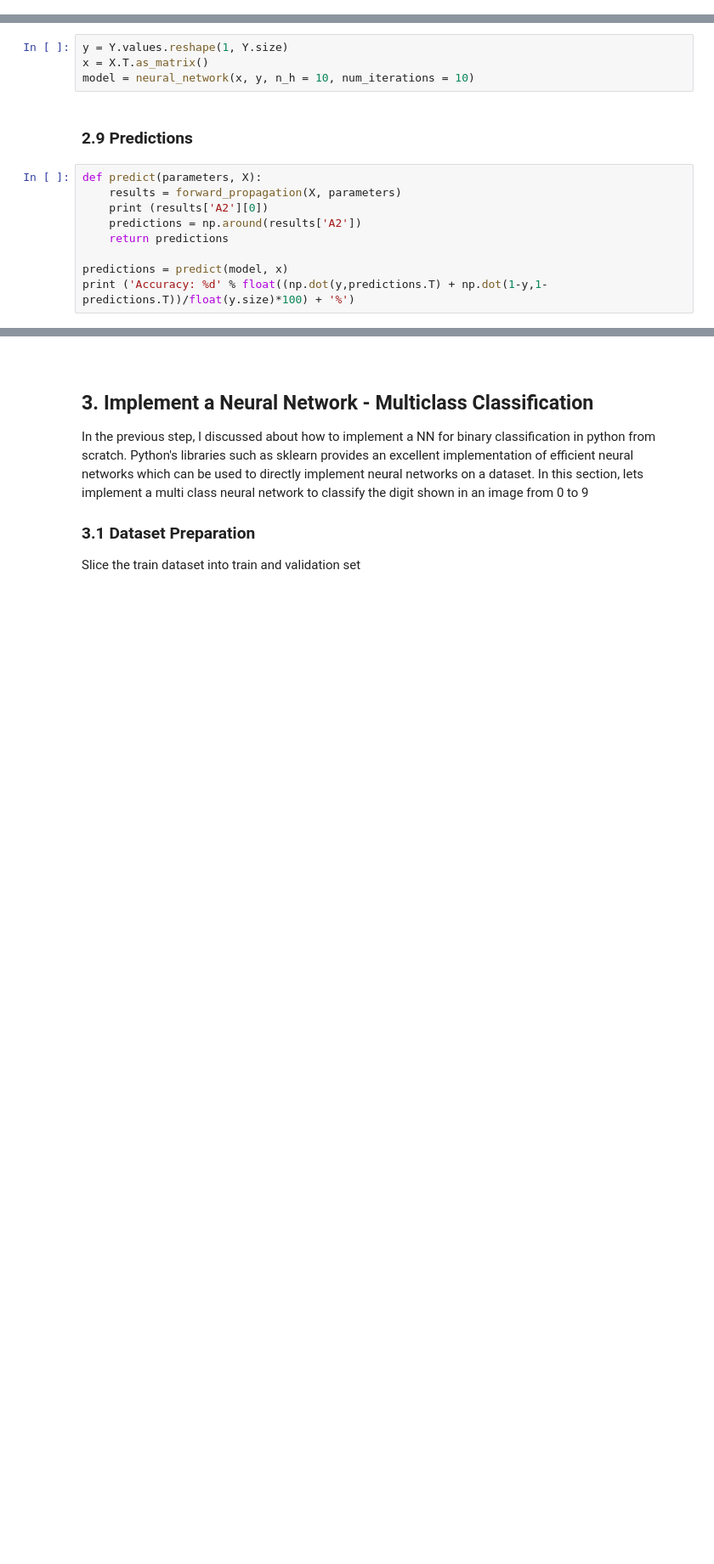
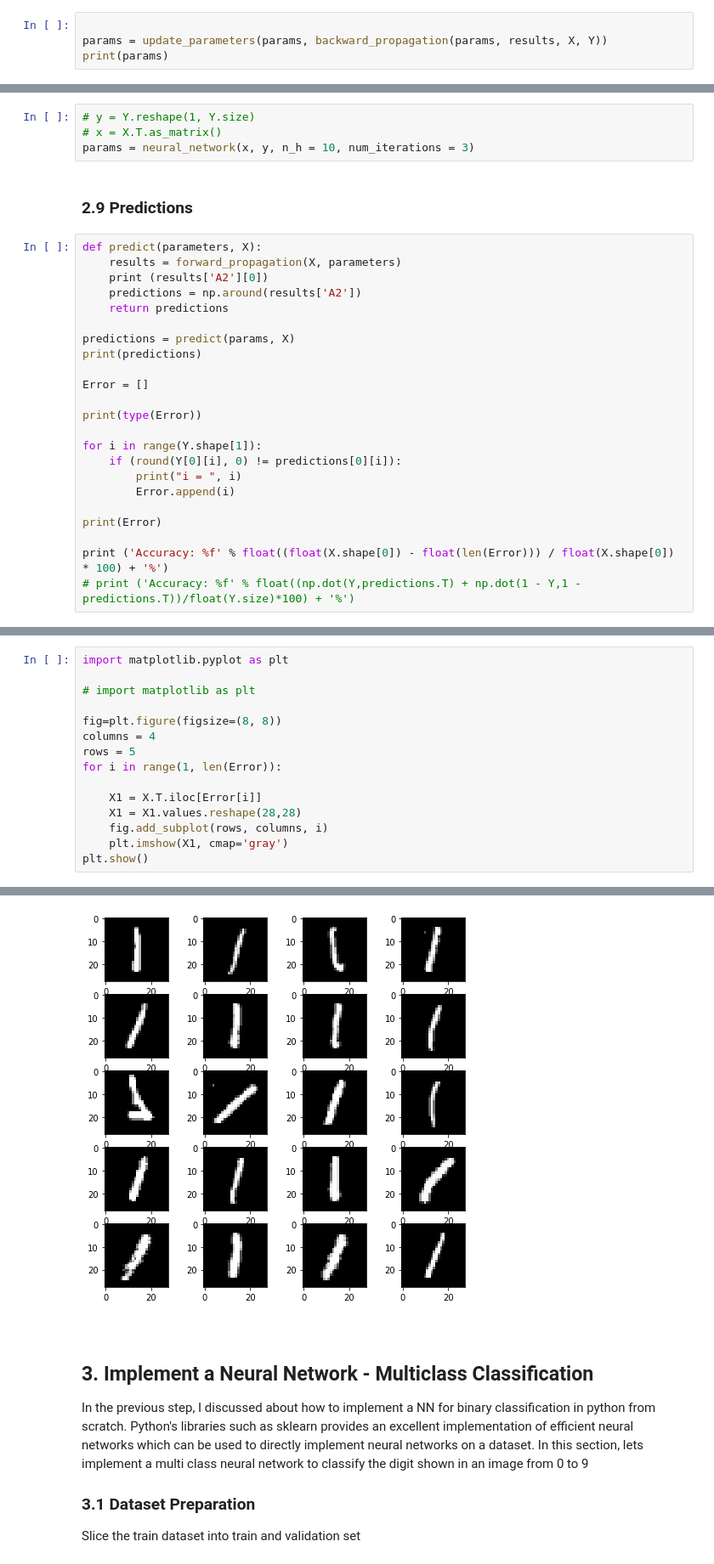
Before and after one commit to vlecoq-v/Neural_Network_Workshop, a Jupyter notebook: Binary_digit_kernel.ipynb, the cells around one changed output, grey strips where cells are left out. Shown at 85% size. Cells and saved outputs as stored; diff of their text form; blank space fills up the shorter version.

```diff
--- a/Binary_digit_kernel.ipynb
+++ b/Binary_digit_kernel.ipynb
@@ -180,2 +272,6 @@ def update_parameters(params, derivatives, alpha = 1.2):
     params['b2'] = params['b2'] - alpha * derivatives['db2']
     return params
+# %%
+
+params = update_parameters(params, backward_propagation(params, results, X, Y))
+print(params)
@@ -197,8 +313,8 @@ def neural_network(X, Y, n_h, num_iterations=100):
     return params
 # %%
-y = Y.values.reshape(1, Y.size)
-x = X.T.as_matrix()
-model = neural_network(x, y, n_h = 10, num_iterations = 10)
+# y = Y.reshape(1, Y.size)
+# x = X.T.as_matrix()
+params = neural_network(x, y, n_h = 10, num_iterations = 3)
 # %% [markdown]
 ### 2.9 Predictions
 # %%
@@ -208,5 +324,19 @@ def predict(parameters, X):
     predictions = np.around(results['A2'])
     return predictions
 
-predictions = predict(model, x)
-print ('Accuracy: %d' % float((np.dot(y,predictions.T) + np.dot(1-y,1-predictions.T))/float(y.size)*100) + '%')
+predictions = predict(params, X)
+print(predictions)
+
+Error = []
+
+print(type(Error))
+
+for i in range(Y.shape[1]):
+    if (round(Y[0][i], 0) != predictions[0][i]):
+        print("i = ", i)
+        Error.append(i)
+
+print(Error)
+
+print ('Accuracy: %f' % float((float(X.shape[0]) - float(len(Error))) / float(X.shape[0]) * 100) + '%')
+# print ('Accuracy: %f' % float((np.dot(Y,predictions.T) + np.dot(1 - Y,1 - predictions.T))/float(Y.size)*100) + '%')
@@ -212,0 +361,16 @@ print ('Accuracy: %d' % float((np.dot(y,predictions.T) + np.dot(1-y,1-prediction
+# %%
+import matplotlib.pyplot as plt
+
+# import matplotlib as plt
+
+fig=plt.figure(figsize=(8, 8))
+columns = 4
+rows = 5
+for i in range(1, len(Error)):
+
+    X1 = X.T.iloc[Error[i]]
+    X1 = X1.values.reshape(28,28)
+    fig.add_subplot(rows, columns, i)
+    plt.imshow(X1, cmap='gray')
+plt.show()
+# %% [output]
@@ -213,3 +378,4 @@ print ('Accuracy: %d' % float((np.dot(y,predictions.T) + np.dot(1-y,1-prediction
+[figure, added]
 # %% [markdown]
 <br>
 
```
Also changed, not shown: parts of 19 cells of this notebook.
